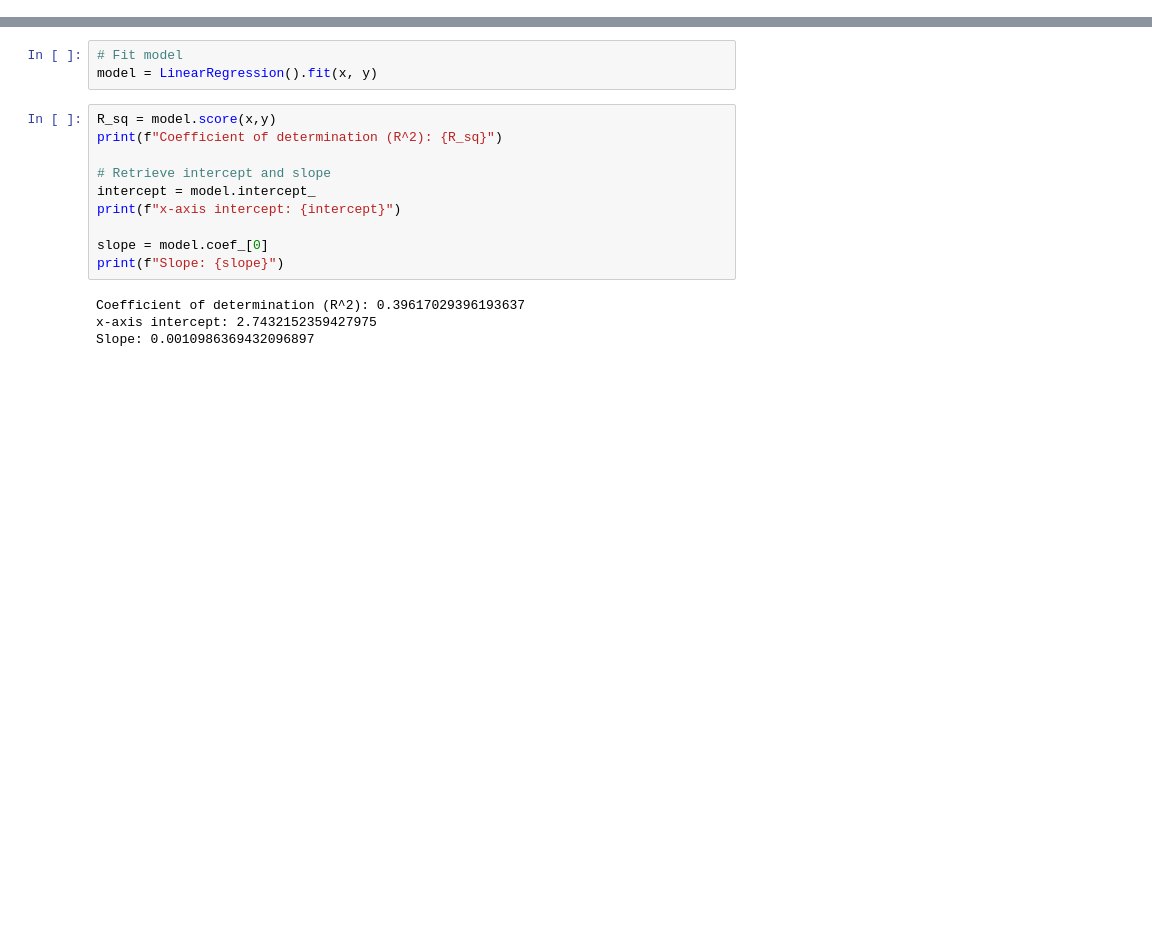
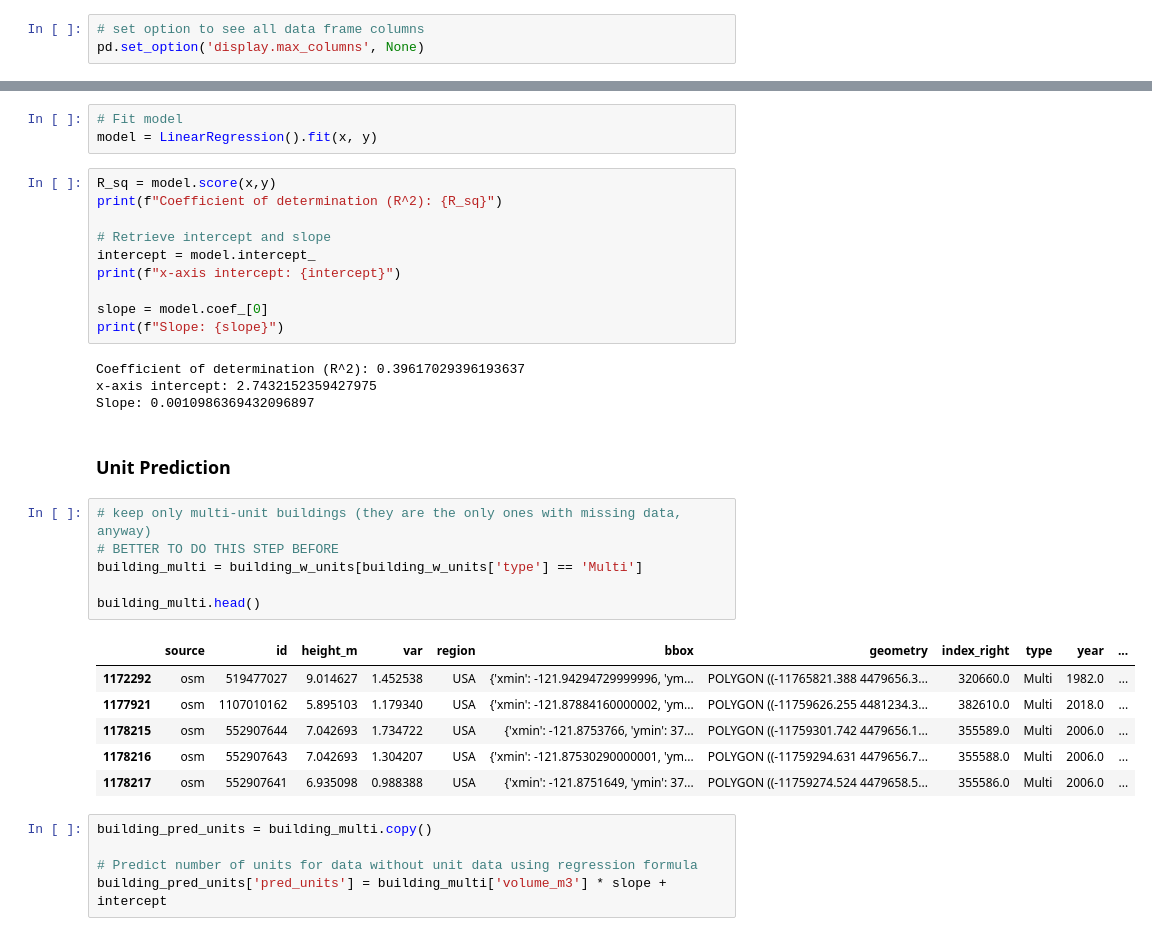
Before and after one commit to sofiasarak/building-unit-regression, a Jupyter notebook: parcel_clip_alameda.ipynb, the cells around one changed output, grey strips where cells are left out. Saved outputs shown, nothing was run; the diff lists cells and outputs as text; blank space fills up the shorter version.

```diff
--- a/parcel_clip_alameda.ipynb
+++ b/parcel_clip_alameda.ipynb
@@ -25,6 +25,9 @@ os.environ['PROJ_LIB'] = '/opt/anaconda3/share/proj'
 os.getcwd()
 # %% [output]
 '/Users/sarak/MEDS/capstone/building-unit-regression'
+# %%
+# set option to see all data frame columns
+pd.set_option('display.max_columns', None)
 # %%
 fiona.listlayers("data/Parcels_CA_2014.gdb")
 # %% [output]
@@ -186,3 +189,23 @@ print(f"Slope: {slope}")
 Coefficient of determination (R^2): 0.39617029396193637
 x-axis intercept: 2.7432152359427975
 Slope: 0.0010986369432096897
+# %% [markdown]
+### Unit Prediction
+# %%
+# keep only multi-unit buildings (they are the only ones with missing data, anyway)
+# BETTER TO DO THIS STEP BEFORE
+building_multi = building_w_units[building_w_units['type'] == 'Multi']
+
+building_multi.head()
+# %% [output]
+|  | source | id | height_m | var | region | bbox | geometry | index_right | type | year | ... |
+| 1172292 | osm | 519477027 | 9.014627 | 1.452538 | USA | {'xmin': -121.94294729999996, 'ym... | POLYGON ((-11765821.388 4479656.3... | 320660.0 | Multi | 1982.0 | ... |
+| 1177921 | osm | 1107010162 | 5.895103 | 1.179340 | USA | {'xmin': -121.87884160000002, 'ym... | POLYGON ((-11759626.255 4481234.3... | 382610.0 | Multi | 2018.0 | ... |
+| 1178215 | osm | 552907644 | 7.042693 | 1.734722 | USA | {'xmin': -121.8753766, 'ymin': 37... | POLYGON ((-11759301.742 4479656.1... | 355589.0 | Multi | 2006.0 | ... |
+| 1178216 | osm | 552907643 | 7.042693 | 1.304207 | USA | {'xmin': -121.87530290000001, 'ym... | POLYGON ((-11759294.631 4479656.7... | 355588.0 | Multi | 2006.0 | ... |
+| 1178217 | osm | 552907641 | 6.935098 | 0.988388 | USA | {'xmin': -121.8751649, 'ymin': 37... | POLYGON ((-11759274.524 4479658.5... | 355586.0 | Multi | 2006.0 | ... |
+# %%
+building_pred_units = building_multi.copy()
+
+# Predict number of units for data without unit data using regression formula
+building_pred_units['pred_units'] = building_multi['volume_m3'] * slope + intercept
```
Also changed, not shown: parts of 3 cells of this notebook.
